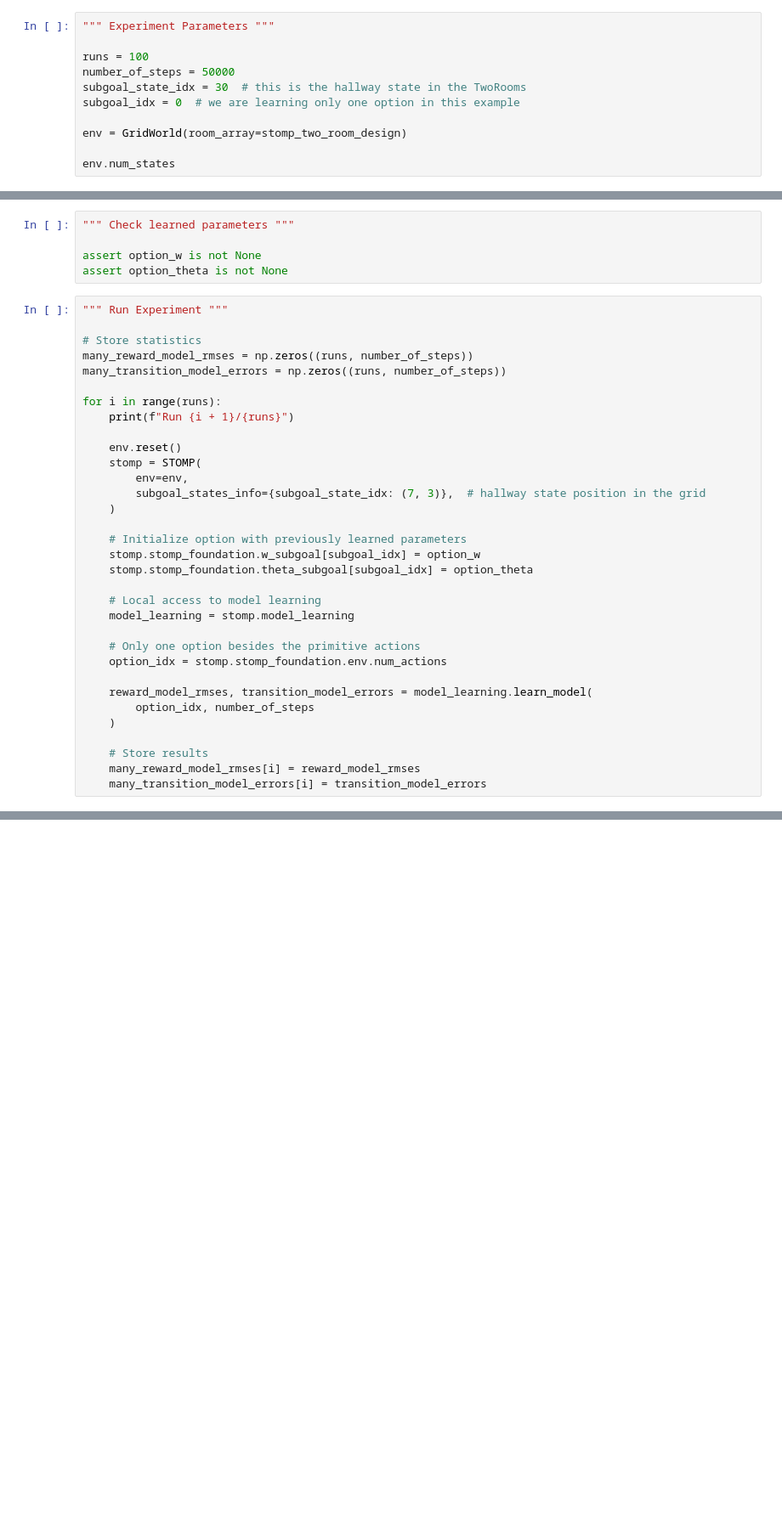
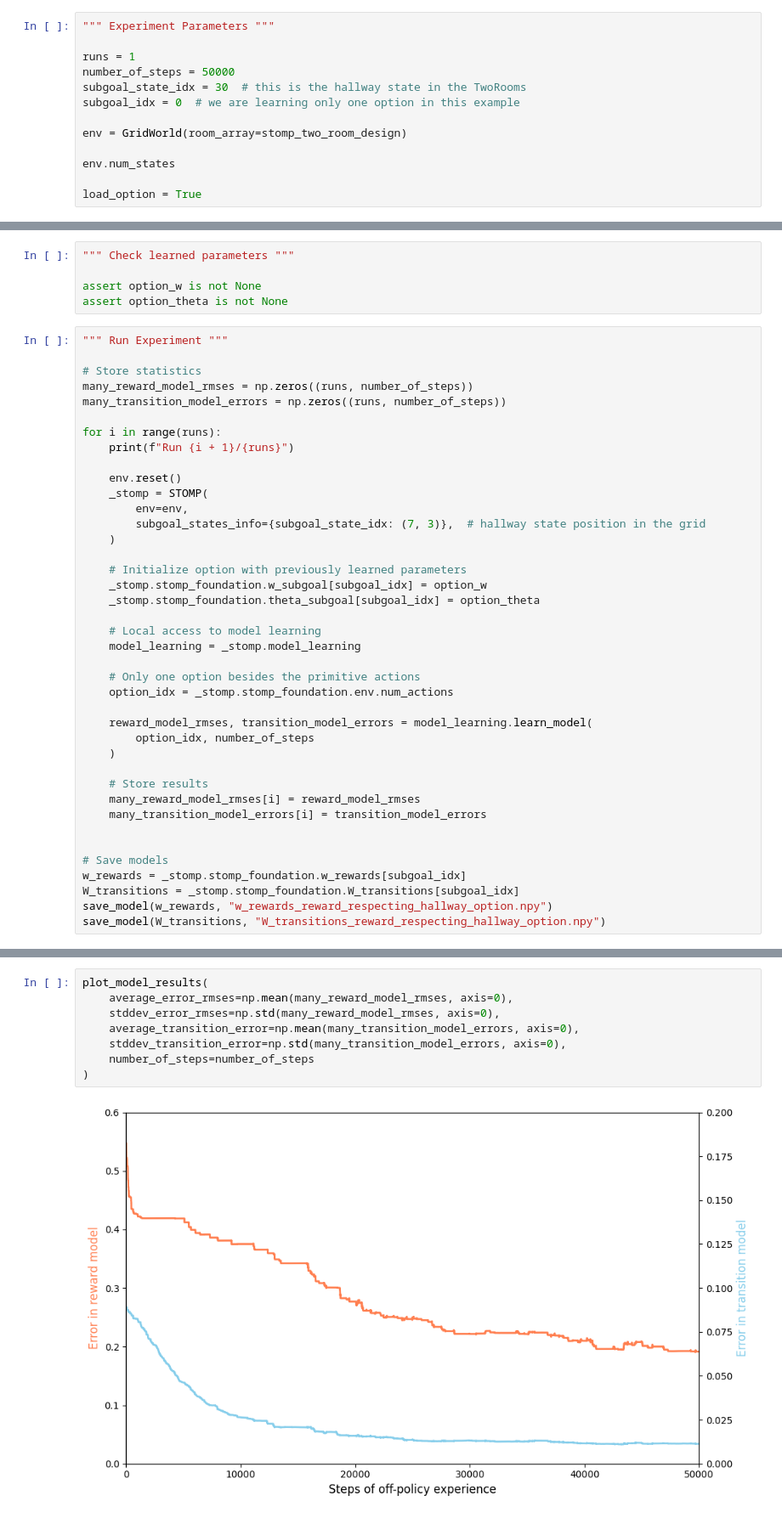
Before and after one commit to ramos-ai/STOMP, a Jupyter notebook: experiments_from_stomp/model_learning.ipynb, the cells around one changed output, grey strips where cells are left out. Shown: that part at 85% size. Cells and saved outputs as stored; diff of their text form; blank space fills up the shorter version.

Commit message:
Adds utils to save and load models & Adds planning experiment (unfinished)

```diff
--- a/experiments_from_stomp/model_learning.ipynb
+++ b/experiments_from_stomp/model_learning.ipynb
@@ -20,7 +22,7 @@ from stomp.framework import TemporarySTOMP as STOMP
 # %%
 """ Experiment Parameters """
 
-runs = 100
+runs = 1
 number_of_steps = 50000
 subgoal_state_idx = 30  # this is the hallway state in the TwoRooms
 subgoal_idx = 0  # we are learning only one option in this example
@@ -28,3 +30,5 @@ subgoal_idx = 0  # we are learning only one option in this example
 env = GridWorld(room_array=stomp_two_room_design)
 
 env.num_states
+
+load_option = True
@@ -71,20 +84,20 @@ for i in range(runs):
     print(f"Run {i + 1}/{runs}")
 
     env.reset()
-    stomp = STOMP(
+    _stomp = STOMP(
         env=env,
         subgoal_states_info={subgoal_state_idx: (7, 3)},  # hallway state position in the grid
     )
 
     # Initialize option with previously learned parameters
-    stomp.stomp_foundation.w_subgoal[subgoal_idx] = option_w
-    stomp.stomp_foundation.theta_subgoal[subgoal_idx] = option_theta
+    _stomp.stomp_foundation.w_subgoal[subgoal_idx] = option_w
+    _stomp.stomp_foundation.theta_subgoal[subgoal_idx] = option_theta
 
     # Local access to model learning
-    model_learning = stomp.model_learning
+    model_learning = _stomp.model_learning
 
     # Only one option besides the primitive actions
-    option_idx = stomp.stomp_foundation.env.num_actions
+    option_idx = _stomp.stomp_foundation.env.num_actions
 
     reward_model_rmses, transition_model_errors = model_learning.learn_model(
         option_idx, number_of_steps
@@ -93,4 +106,11 @@ for i in range(runs):
     # Store results
     many_reward_model_rmses[i] = reward_model_rmses
     many_transition_model_errors[i] = transition_model_errors
+
+
+# Save models
+w_rewards = _stomp.stomp_foundation.w_rewards[subgoal_idx]
+W_transitions = _stomp.stomp_foundation.W_transitions[subgoal_idx]
+save_model(w_rewards, "w_rewards_reward_respecting_hallway_option.npy")
+save_model(W_transitions, "W_transitions_reward_respecting_hallway_option.npy")
 # %% [output]
@@ -170,0 +176,10 @@ plt.show()
+# %%
+plot_model_results(
+    average_error_rmses=np.mean(many_reward_model_rmses, axis=0),
+    stddev_error_rmses=np.std(many_reward_model_rmses, axis=0),
+    average_transition_error=np.mean(many_transition_model_errors, axis=0),
+    stddev_transition_error=np.std(many_transition_model_errors, axis=0),
+    number_of_steps=number_of_steps
+)
+# %% [output]
+[figure, added]
```
Also changed, not shown: parts of 21 cells of this notebook, 3 other files.
